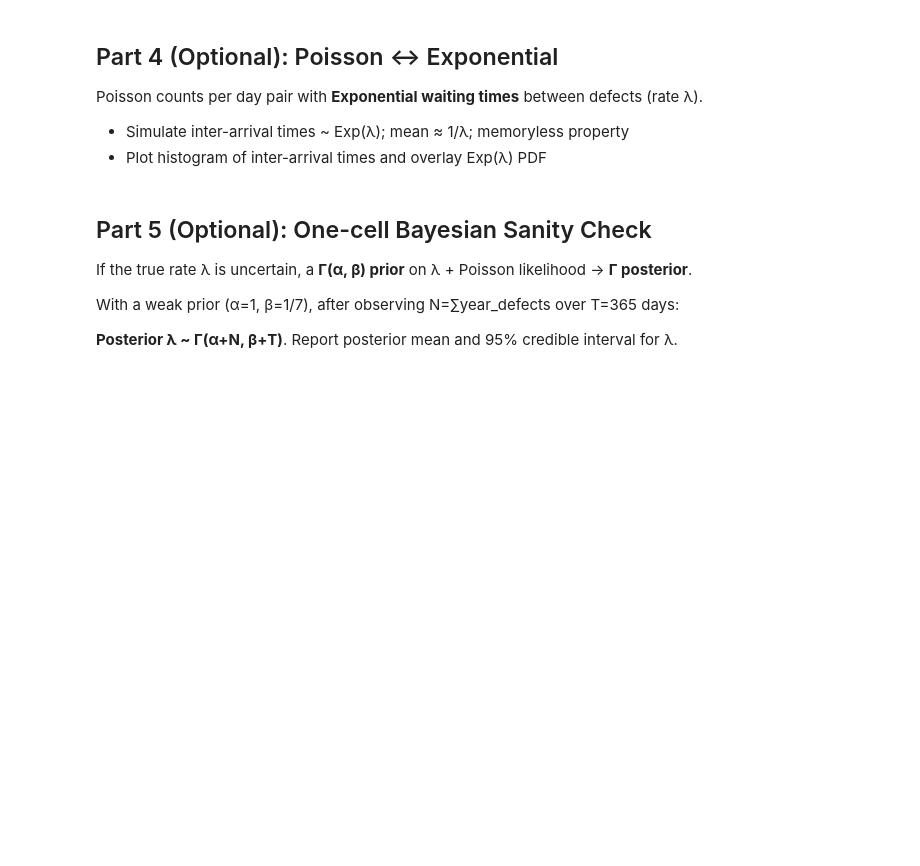
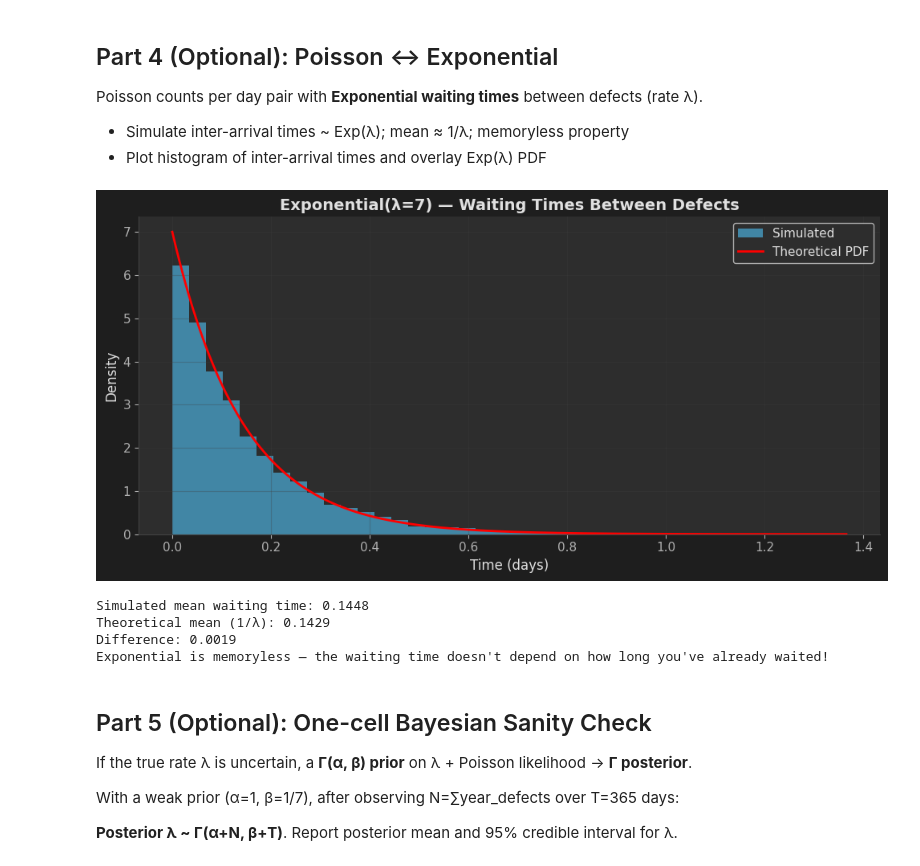
Before and after one commit to Tuminha/A-Detective-Story-About-Probability-Building-Intuition-with-PMF-CDF-Poisson-Exponential, a Jupyter notebook: notebooks/01_poisson_defects.ipynb, the cells around one changed output. Cells and saved outputs as stored; diff of their text form; code cells hidden in the pictures; blank space fills up the shorter version.

Commit message:
Add exponential waiting times visualization and update notebook with completed exercises

```diff
--- a/notebooks/01_poisson_defects.ipynb
+++ b/notebooks/01_poisson_defects.ipynb
@@ -186,30 +195,36 @@ Poisson counts per day pair with **Exponential waiting times** between defects (
 # %%
 # TODO: Simulate 5000 waiting times between defects
 # Hint: Use rng.exponential(scale=1/lam, size=5000)
 # Note: scale = 1/λ is the mean waiting time
-# waits = rng.exponential(scale=1/lam, size=5000)
+waits = rng.exponential(scale=1/lam, size=5000)
 
 # TODO: Create histogram + theoretical PDF overlay
 # Hint: Use density=True for histogram to match PDF scale
-# xs = np.linspace(0, waits.max(), 200)
-# pdf = lam * np.exp(-lam * xs)  # Exponential PDF: λe^(-λx)
+xs = np.linspace(0, waits.max(), 200)
+pdf = lam * np.exp(-lam * xs)  # Exponential PDF: λe^(-λx)
 
-# fig, ax = plt.subplots(figsize=(10, 5))
-# ax.hist(waits, bins=40, density=True, alpha=0.6, color='#4fc3f7', label='Simulated')
-# ax.plot(xs, pdf, 'r-', linewidth=2, label='Theoretical PDF')
-# ax.set_title('Exponential(λ=7) — Waiting Times Between Defects', fontsize=14, fontweight='bold')
-# ax.set_xlabel('Time (days)', fontsize=12)
-# ax.set_ylabel('Density', fontsize=12)
-# ax.legend()
-# plt.tight_layout()
-# plt.show()
+fig, ax = plt.subplots(figsize=(10, 5))
+ax.hist(waits, bins=40, density=True, alpha=0.6, color='#4fc3f7', label='Simulated')
+ax.plot(xs, pdf, 'r-', linewidth=2, label='Theoretical PDF')
+ax.set_title('Exponential(λ=7) — Waiting Times Between Defects', fontsize=14, fontweight='bold')
+ax.set_xlabel('Time (days)', fontsize=12)
+ax.set_ylabel('Density', fontsize=12)
+ax.legend()
+plt.tight_layout()
+plt.show()
+plt.savefig('../images/exponential_waiting_times.png')
+plt.close()
 
-# TODO (Thought): Check mean(waits) ≈ 1/lam
-# print(f"Simulated mean waiting time: {waits.mean():.4f}")
-# print(f"Theoretical mean (1/λ): {1/lam:.4f}")
-# print(f"Difference: {abs(waits.mean() - 1/lam):.4f}")
-# print("\n💡 Key insight: Exponential is memoryless — the waiting time")
-# print("   doesn't depend on how long you've already waited!")
+print(f"Simulated mean waiting time: {waits.mean():.4f}")
+print(f"Theoretical mean (1/λ): {1/lam:.4f}")
+print(f"Difference: {abs(waits.mean() - 1/lam):.4f}")
+print("Exponential is memoryless — the waiting time doesn't depend on how long you've already waited!")
+# %% [output]
+[figure, added]
+Simulated mean waiting time: 0.1448
+Theoretical mean (1/λ): 0.1429
+Difference: 0.0019
+Exponential is memoryless — the waiting time doesn't depend on how long you've already waited!
 # %% [markdown]
 ## Part 5 (Optional): One-cell Bayesian Sanity Check
 
```
Also changed, not shown: parts of 3 cells of this notebook, 1 other file.
